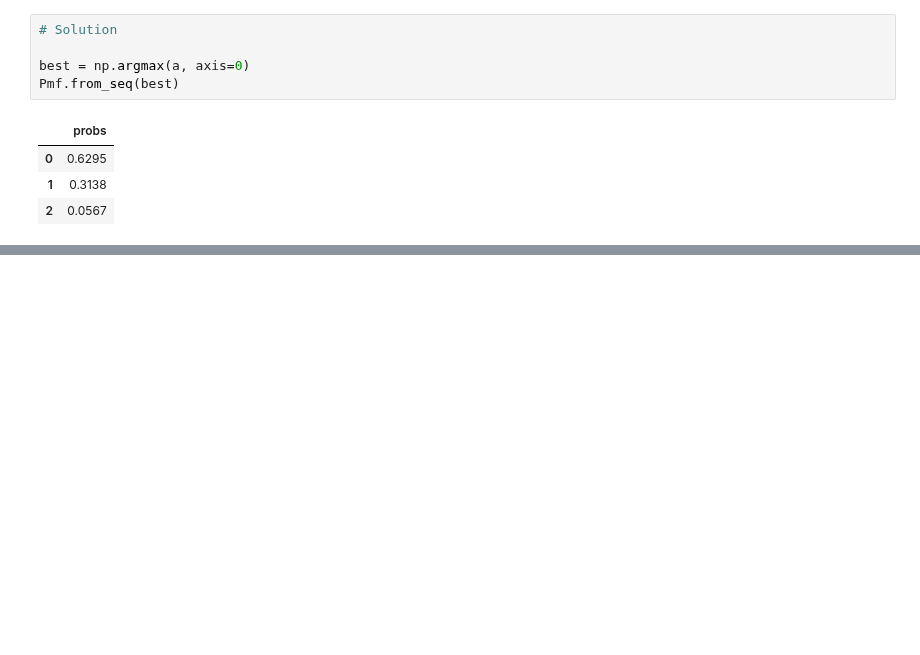
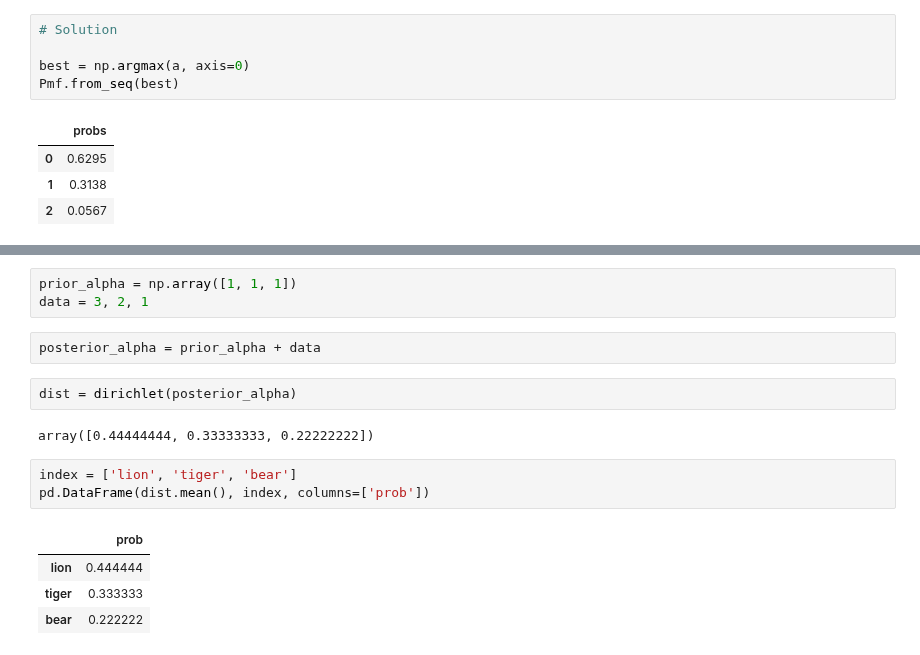
Before and after one commit to AllenDowney/ThinkBayes2, a Jupyter notebook: code/soln/chap17soln.ipynb, the cells around one changed output, grey strips where cells are left out. Drawn from its saved outputs; the diff is of its cells as text; blank space fills up the shorter version.

```diff
--- a/code/soln/chap17soln.ipynb
+++ b/code/soln/chap17soln.ipynb
@@ -578,0 +735,17 @@ Pmf.from_seq(best)
+# %%
+prior_alpha = np.array([1, 1, 1])
+data = 3, 2, 1
+# %%
+posterior_alpha = prior_alpha + data
+# %%
+dist = dirichlet(posterior_alpha)
+# %% [output]
+array([0.44444444, 0.33333333, 0.22222222])
+# %%
+index = ['lion', 'tiger', 'bear']
+pd.DataFrame(dist.mean(), index, columns=['prob'])
+# %% [output]
+|  | prob |
+| lion | 0.444444 |
+| tiger | 0.333333 |
+| bear | 0.222222 |
```
Also changed, not shown: parts of 28 cells of this notebook.
